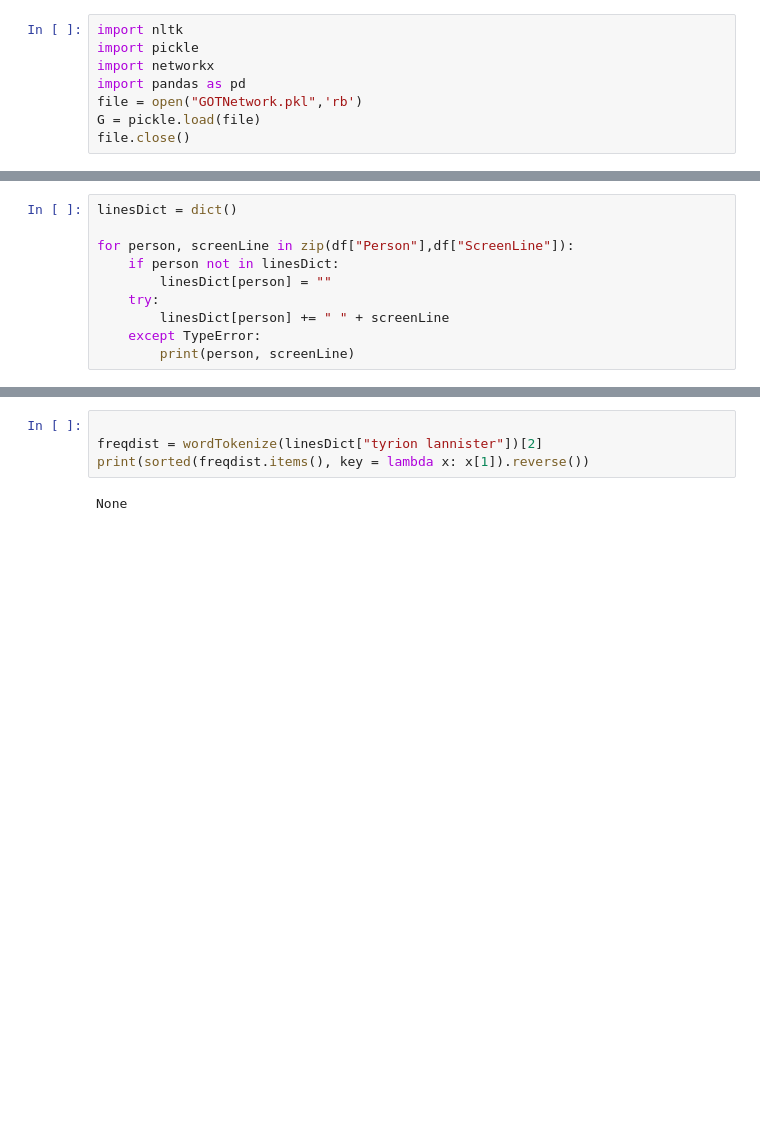
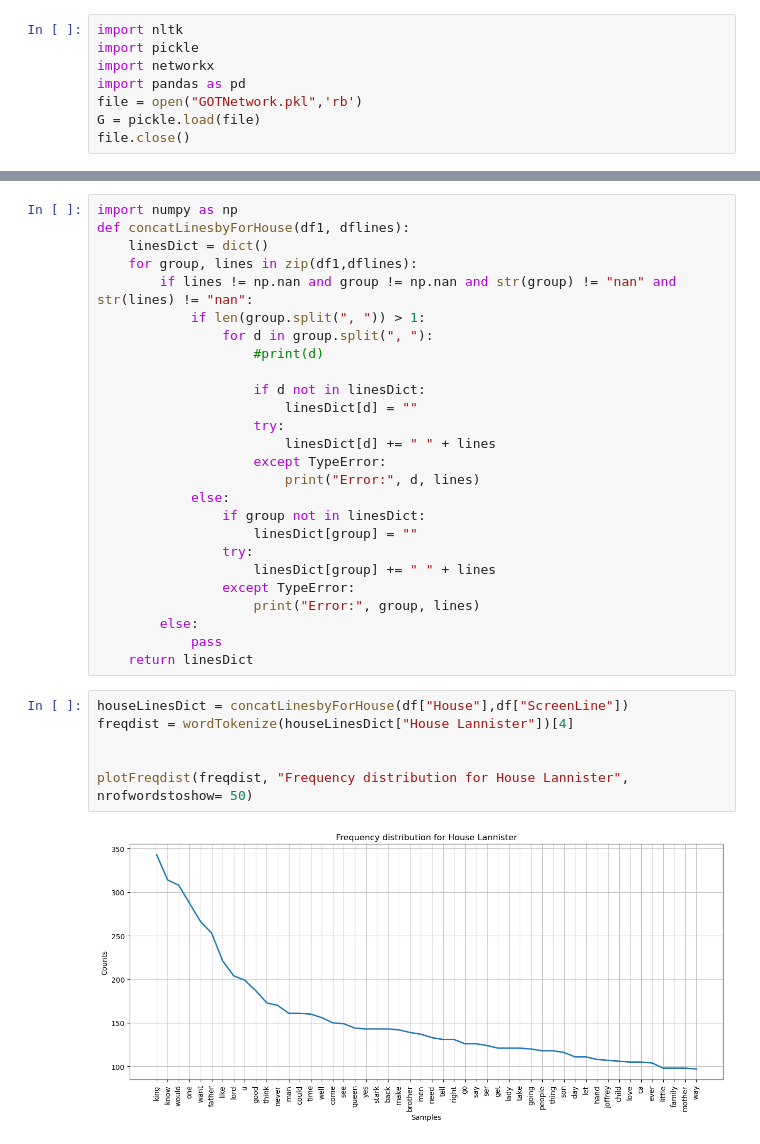
Before and after one commit to TorbjornBak/GOTSocialGraph, a Jupyter notebook: scripts/SentimentAnalysis.ipynb, the cells around one changed output, grey strips where cells are left out. Saved outputs shown, nothing was run; the diff lists cells and outputs as text; blank space fills up the shorter version.

```diff
--- a/scripts/SentimentAnalysis.ipynb
+++ b/scripts/SentimentAnalysis.ipynb
@@ -26,10 +25,0 @@ df
-# %%
-linesDict = dict()
-
-for person, screenLine in zip(df["Person"],df["ScreenLine"]):
-    if person not in linesDict:
-        linesDict[person] = ""
-    try:
-        linesDict[person] += " " + screenLine
-    except TypeError:
-        print(person, screenLine)
@@ -50,6 +69,34 @@ def wordTokenize(wordString: str):
-# %%
-
-freqdist = wordTokenize(linesDict["tyrion lannister"])[2]
-print(sorted(freqdist.items(), key = lambda x: x[1]).reverse())
-# %% [output]
-None
+# %%
+import numpy as np
+def concatLinesbyForHouse(df1, dflines):
+    linesDict = dict()
+    for group, lines in zip(df1,dflines):
+        if lines != np.nan and group != np.nan and str(group) != "nan" and str(lines) != "nan":
+            if len(group.split(", ")) > 1:
+                for d in group.split(", "):
+                    #print(d)
+
+                    if d not in linesDict:
+                        linesDict[d] = ""
+                    try:
+                        linesDict[d] += " " + lines
+                    except TypeError:
+                        print("Error:", d, lines)
+            else:
+                if group not in linesDict:
+                    linesDict[group] = ""
+                try:
+                    linesDict[group] += " " + lines
+                except TypeError:
+                    print("Error:", group, lines)
+        else:
+            pass
+    return linesDict
+# %%
+houseLinesDict = concatLinesbyForHouse(df["House"],df["ScreenLine"])
+freqdist = wordTokenize(houseLinesDict["House Lannister"])[4]
+
+
+plotFreqdist(freqdist, "Frequency distribution for House Lannister", nrofwordstoshow= 50)
+# %% [output]
+[figure, added]
```
Also changed, not shown: parts of 17 cells of this notebook, 3 other files.
